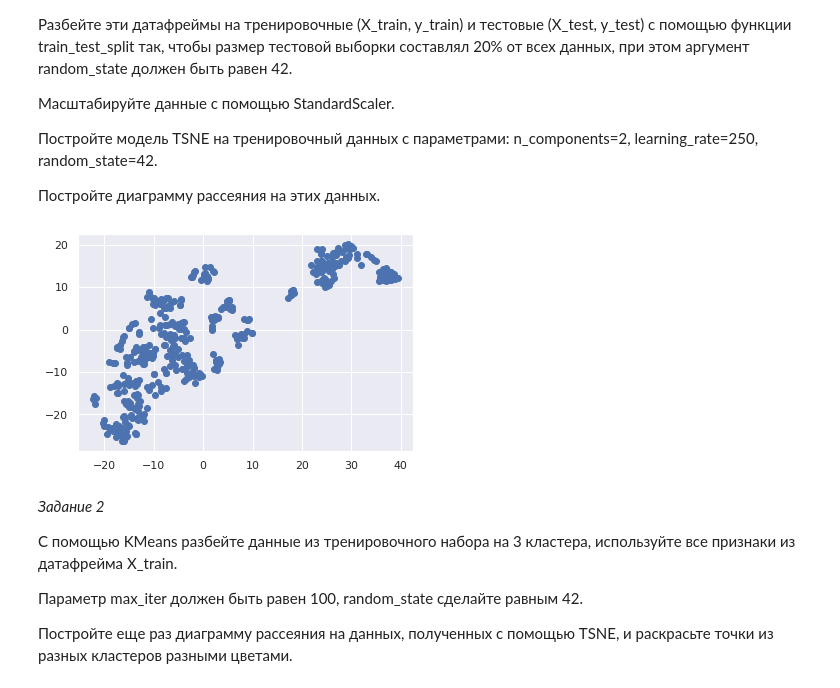
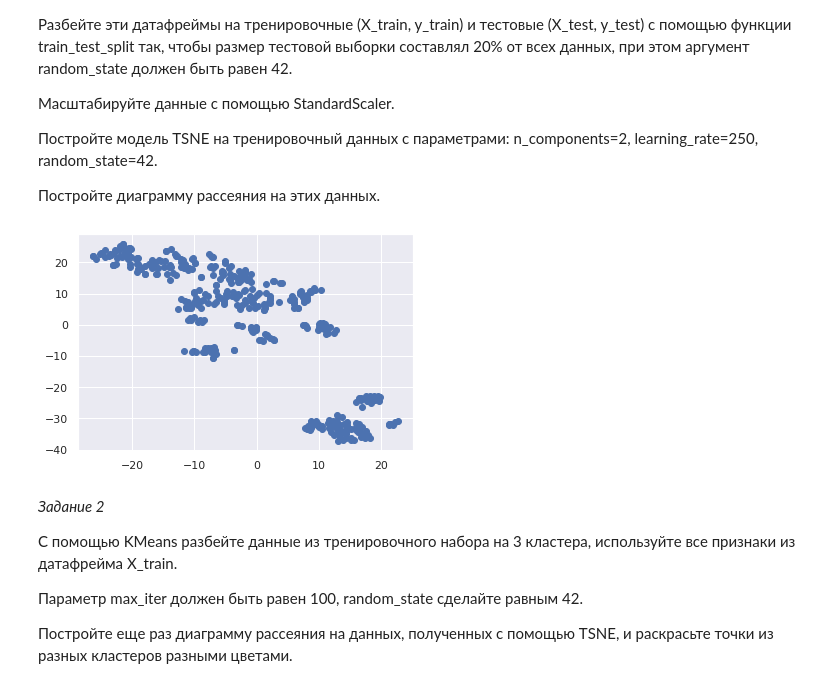
Before and after one commit to the-nans/numpy_pandas_gb, a Jupyter notebook: lesson7_8.ipynb, the cells around one changed output. Saved outputs shown, nothing was run; the diff lists cells and outputs as text; code cells hidden in the pictures.

```diff
--- a/lesson7_8.ipynb
+++ b/lesson7_8.ipynb
@@ -28,34 +28,40 @@ from sklearn.datasets import load_boston
 #Загрузите "Boston House Prices dataset"
 data = load_boston()
 
 #Создайте датафреймы X и y из этих данных.
 X = pd.DataFrame(data.data, columns=data["feature_names"])
 y = pd.DataFrame(data["target"], columns=["target", ])
 
+# тут немного магии чистки от выбросов
+y = y.loc[X['CRIM'] < 20]
+X = X.loc[X['CRIM'] < 20]
+
+
 #Разбейте эти датафреймы на тренировочные (X_train, y_train) и тестовые (X_test, y_test)
 from sklearn.model_selection import train_test_split
 X_train, X_test, y_train, y_test = train_test_split(X, y, test_size=0.2, random_state=42)
 
 #Масштабируйте данные с помощью StandardScaler.
 from sklearn.preprocessing import StandardScaler
 scaler = StandardScaler()
+
 
 X_train_scaled = pd.DataFrame(scaler.fit_transform(X_train), columns=X_train.columns)
 X_test_scaled = pd.DataFrame(scaler.transform(X_test), columns=X_test.columns)
 
 #Постройте модель TSNE на тренировочных данных
 from sklearn.manifold import TSNE
 
 tsne = TSNE(n_components=2, learning_rate=250, random_state=42)
 
 X_train_tsne = tsne.fit_transform(X_train_scaled)
 
 # постройте диаграмму рассеяния по этим признакам
 plt.scatter(X_train_tsne[:, 0], X_train_tsne[:, 1])
 
 plt.show()
 # %% [output]
-[figure, old version]
+[figure, new version]
 # %% [markdown]
 *Задание 2*
 
```
Also changed, not shown: parts of 4 cells of this notebook.
